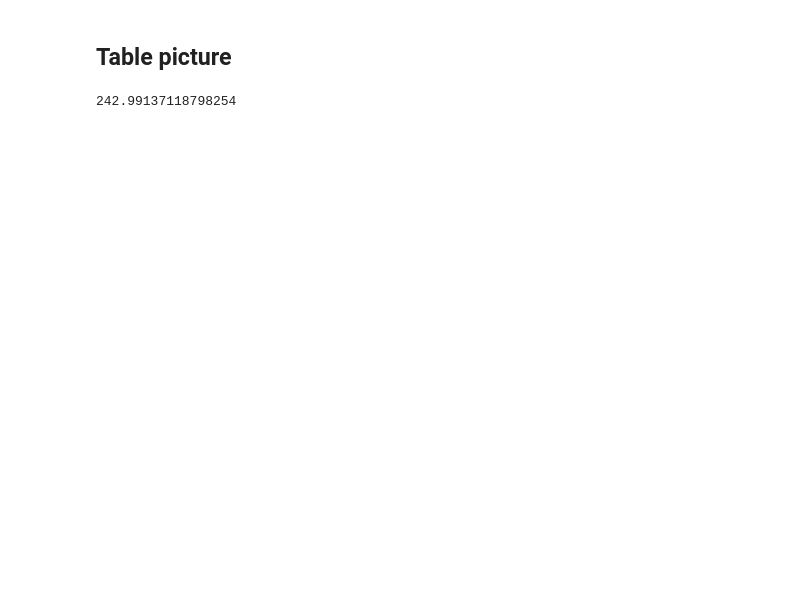
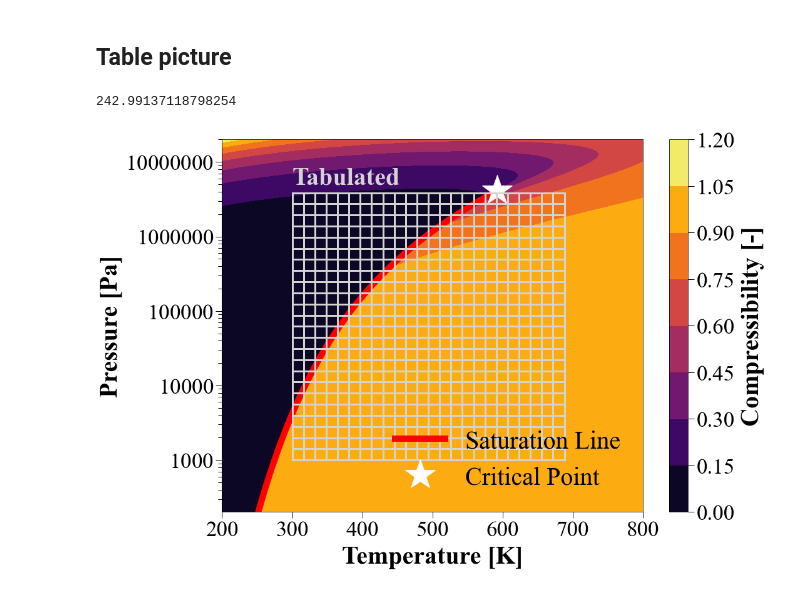
Before and after one commit to stephansmit/rgptable_cfx, a Jupyter notebook: clean_version.ipynb, the cells around one changed output. Drawn from its saved outputs; the diff is of its cells as text; code cells hidden in the pictures; blank space fills up the shorter version.

```diff
--- a/clean_version.ipynb
+++ b/clean_version.ipynb
@@ -331 +328,49 @@ vg = [[CP.PropsSI("Z","P",p, 'T', t, 'Toluene') for t in T]]
+# %%
+import matplotlib.ticker as ticker
+
+fig, ax = plt.subplots(figsize=(15,10))
+
+labelsize = 35
+fontsize = 40
+legendsize=40
+X, Y = np.meshgrid(T, P)
+im = ax.contourf(T, P, Z,cmap='inferno')
+ax.set_yscale('log')
+cb = fig.colorbar(im, ax=ax)
+ax.set_yscale('log')
+
+formatter = ticker.ScalarFormatter(useMathText=True)
+formatter.set_scientific(False)
+formatter.set_powerlimits((-1,1))
+ax.get_yaxis().set_major_formatter(formatter)
+
+# ax.ticklabel_format(style='scientific')
+ax.set_xlabel("Temperature [K]",fontsize=fontsize,labelpad=10,fontweight="bold")
+ax.set_ylabel("Pressure [Pa]",fontsize=fontsize,fontweight="bold")#,labelpad=20)
+ax.tick_params(axis='both', which='major',length=10,width=1, labelsize=labelsize)
+ax.tick_params(which='minor', length=6,width=1)
+cb.set_label("Compressibility [-]",fontsize=fontsize,labelpad=10,fontweight="bold")
+cb.ax.tick_params(labelsize=labelsize,which='major',length=10,width=1)
+cb.ax.tick_params(which='minor',length=6,width=1)
+
+ax.plot(Tvg,Pvg, color='r', linewidth=10, label='Saturation Line')
+ax.plot(CP.PropsSI("Tcrit",'Toluene'),CP.PropsSI("Pcrit",'Toluene'), marker='*', markersize=50, color='white',linestyle="None", label='Critical Point')
+# fig, ax = plt.subplots(figsize=(20,10))
+for i in table.SHTable.P_vec[::4]:
+    ax.plot([table.SHTable.T_vec[0],table.SHTable.T_vec[-4]],[i,i], color='lightgrey',linewidth=3)
+for i in table.SHTable.T_vec[::4]:
+    ax.plot([i,i],[table.SHTable.P_vec[0],table.SHTable.P_vec[-4]], color='lightgrey',linewidth=3)
+ax.legend(loc=4,prop={'size': legendsize}, framealpha=0)
+style = dict(size=fontsize, color='lightgrey', fontweight='bold', fontfamily='Times New Roman')
+ax.text(300, 5e6, "Tabulated", **style)
+# ax.yaxis.set_major_formatter(ticker.FuncFormatter(lambda y, _: '{:g}'.format(y)))
+
+# ax.set_xbound([201,800])
+ax.set_ybound([2.01e2,2e7])
+plt.tight_layout()
+fig.savefig('table.png')
+fig.savefig('table.svg')
+# tikzplotlib.save("mytikz.tex")
+# %% [output]
+[figure, added]
 # %%
```
Also changed, not shown: parts of 5 cells of this notebook, 3 other files.
